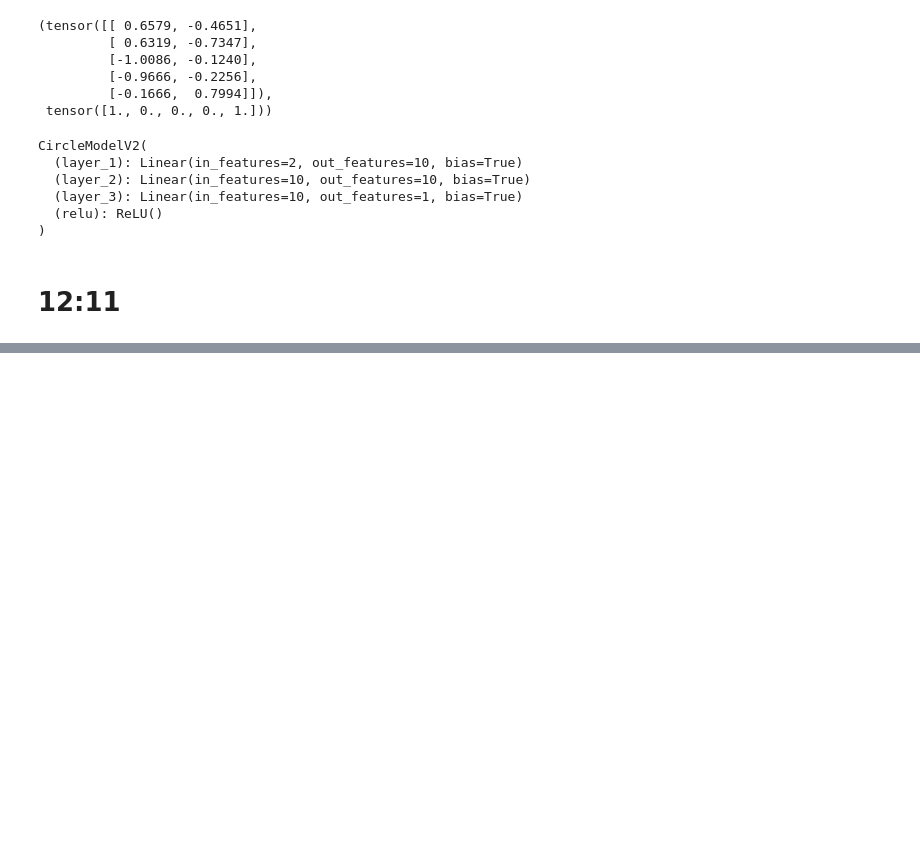
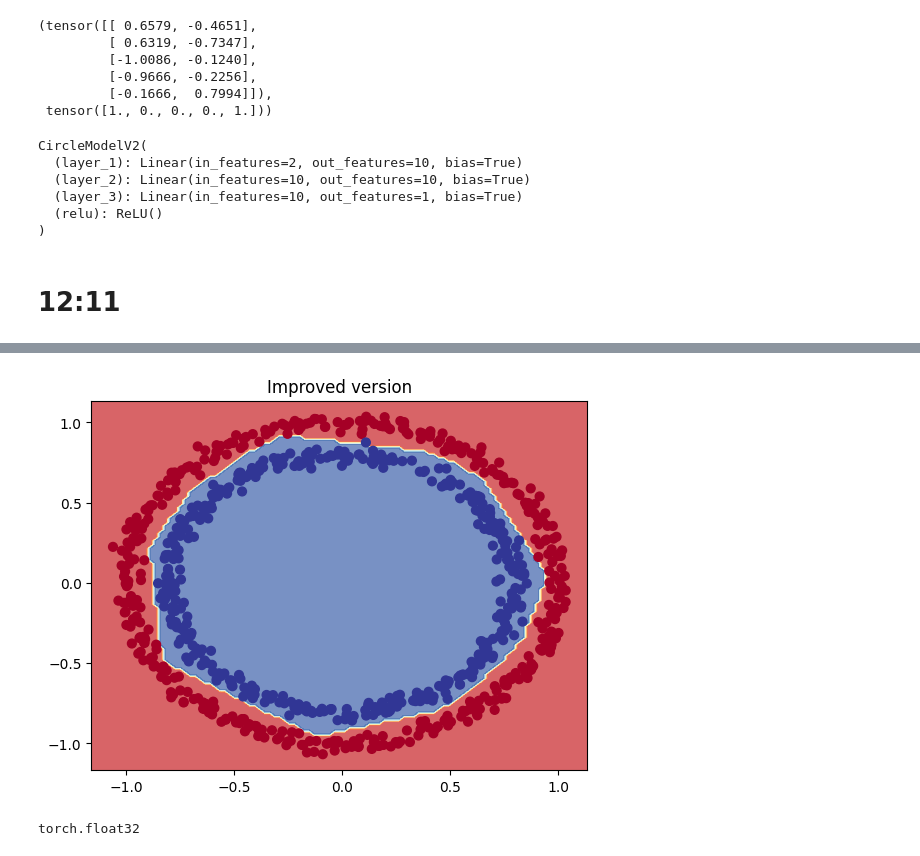
Before and after one commit to Sitta250/pytorch, a Jupyter notebook: 02_pytorch_classification.ipynb, the cells around one changed output, grey strips where cells are left out. Drawn from its saved outputs; the diff is of its cells as text; code cells hidden in the pictures; blank space fills up the shorter version.

```diff
--- a/02_pytorch_classification.ipynb
+++ b/02_pytorch_classification.ipynb
@@ -681,3 +681,9 @@ CircleModelV2(
 )
 # %% [markdown]
 # 12:11
+# %%
+# setup loss and optimizer
+
+loss_fn = nn.BCEWithLogitsLoss()
+optimizer = torch.optim.SGD(params=model_3.parameters(),
+                            lr=0.1)
@@ -683,0 +777,28 @@ CircleModelV2(
+# %%
+loss_fn = nn.BCEWithLogitsLoss()
+optimizer = torch.optim.SGD(params=model_4.parameters(),
+                            lr=0.1)
+# %%
+torch.manual_seed(42)
+epochs =2000
+for epoch in range(epochs):
+  model_4.train()
+  y_logits = model_4(X_train).squeeze()
+  y_pred = torch.round(torch.sigmoid(y_logits))
+  loss = loss_fn(y_logits, y_train)
+  acc = accuracy_fn(y_true = y_train,
+                    y_pred = y_pred)
+
+  optimizer.zero_grad()
+  loss.backward()
+  optimizer.step()
+
+  model_4.eval()
+  with torch.inference_mode():
+    test_logits = model_4(X_test).squeeze()
+    test_pred = torch.round(torch.sigmoid(test_logits))
+    test_loss = loss_fn(test_logits, y_test)
+    test_acc = accuracy_fn(y_true= y_test,
+                           y_pred= test_pred)
+    if epoch %100 ==0:
+      print(f"Epoch: {epoch} | Loss: {loss:.5f}, Acc: {acc:2f} | Test loss: {test_loss:.5f}, Test acc:{test_acc:.2f} ")
@@ -683,0 +826,13 @@ CircleModelV2(
+# %%
+plt.plot(figsize=(12,6))
+plt.title("Improved version")
+plot_decision_boundary(model_4, X_train, y_train)
+# %% [output]
+[figure, added]
+# %%
+# replicating non-linear activation funcions
+
+A = torch.arange(-10, 10, 1, dtype=torch.float32)
+A.dtype
+# %% [output]
+torch.float32
```
Also changed, not shown: parts of 26 cells of this notebook.
